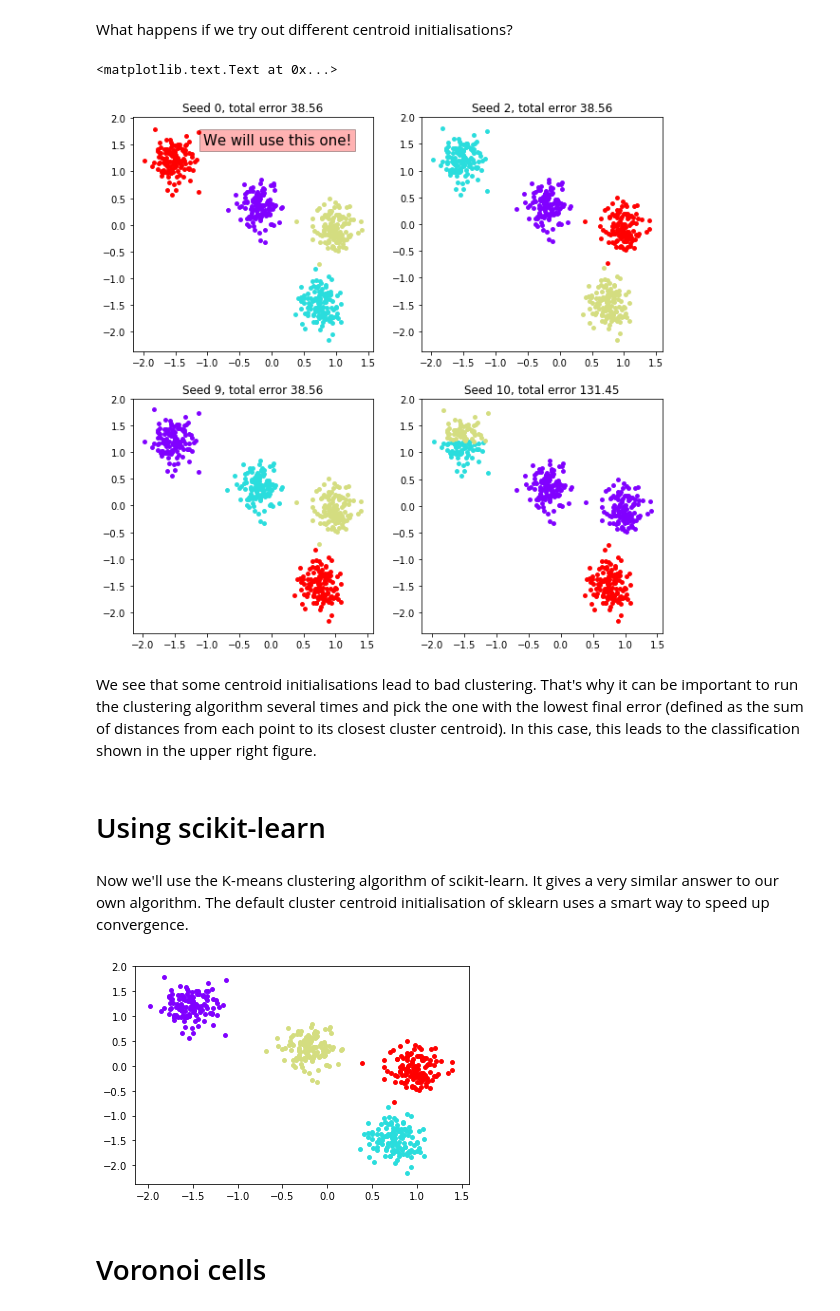
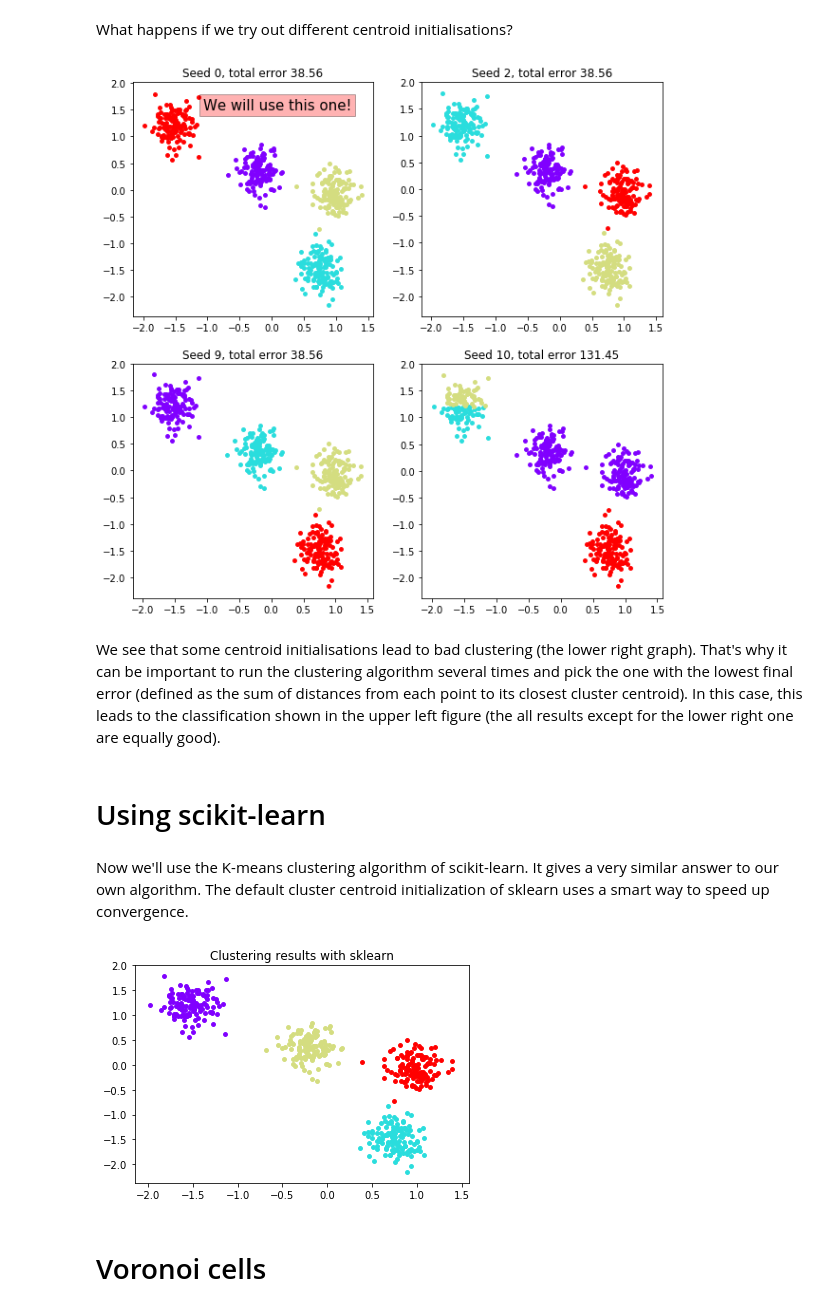
Before and after one commit to Hannemit/MachineLearning, a Jupyter notebook: Kmeans_GMM/Isotropic_clusters_Kmeans.ipynb, the cells around one changed output. Saved outputs shown, nothing was run; the diff lists cells and outputs as text; code cells hidden in the pictures.

```diff
--- a/Kmeans_GMM/Isotropic_clusters_Kmeans.ipynb
+++ b/Kmeans_GMM/Isotropic_clusters_Kmeans.ipynb
@@ -40,20 +40,22 @@ clus = clus_init
 # %% [markdown]
 ### Perform the K-means clustering algorithm
 # %%
-#The K-means algorithm
-while (not np.isclose(err, err_prev, rtol = 1e-10)):
-    #set error
-    err_prev = err
+# The K-means algorithm
+while not np.isclose(error, prev_error, rtol = 1e-10):
 
-    #expectation step
-    idx, err = Expectation(X, clus)
+    # update error
+    prev_error = error
 
-    #maximisation step
-    clus = FindCenters(X, idx, K)
+    # expectation step
+    idx_closest_cluster, error = utils.get_expectation(data, cluster_positions)
+
+    # maximisation step
+    cluster_positions = utils.find_centers(data, idx_closest_cluster, num_clusters)
 # %% [markdown]
 ### Plot the data
 # %%
-#show final cluster assignments
-for j in range(K):
-    plt.scatter(X[j == idx,0], X[j == idx,1], color = colors[j], s = 15)
+# show final cluster assignments
+for j in range(num_clusters):
+    plt.scatter(data[j == idx_closest_cluster, 0], data[j == idx_closest_cluster, 1], color=colors[j], s=15)
+_ = plt.title('Clustering results with our own expectation-maximization algorithm', fontsize=13)
 # %% [output]
@@ -65,54 +67,55 @@ It looks like we did a pretty good job! Almost all data points are clustered cor
 # %% [markdown]
 What happens if we try out different centroid initialisations?
 # %%
-#initialise cluster centres and error values
+# initialise cluster centres and error values
 fig, axs = plt.subplots(2,2, figsize = (10, 10)); axs = axs.ravel()
 
 seeds = [0, 2, 9, 10]
-Store_err = np.zeros(len(seeds))
+errors = np.zeros(len(seeds))
 
 for i, seed in enumerate(seeds):
-    #initialise
+    # initialise
     np.random.seed(seed)
-    clus = InitialiseCentres(K, X)
-    [err, err_prev] = [0, 1]
+    cluster_position = utils.initialise_centres(num_clusters, data)
+    [error, prev_error] = [0, 1]
 
-    #The K-means algorithm
-    while (not np.isclose(err, err_prev, rtol = 1e-10)):
-        err_prev = err
-        idx, err = Expectation(X, clus)
-        clus = FindCenters(X, idx, K)
-    Store_err[i] = err
+    # the K-means algorithm
+    while not np.isclose(error, prev_error, rtol = 1e-10):
+        prev_error = error
+        idx_closest_cluster, error = utils.get_expectation(data, cluster_position)
+        cluster_position = utils.find_centers(data, idx_closest_cluster, num_clusters)
+    errors[i] = error
 
-    #show final cluster assignments
-    for j in range(K):
-        axs[i].scatter(X[j == idx,0], X[j == idx,1], color = colors[j], s = 15)
-    axs[i].set_title('Seed %d, total error %.2f' % (seed, err))
+    # show final cluster assignments
+    for j in range(num_clusters):
+        axs[i].scatter(data[j == idx_closest_cluster, 0], data[j == idx_closest_cluster, 1],
+                       color=colors[j], s=15)
+    axs[i].set_title('Seed {}, total error {:.2f}'.format(seed, error))
 
-axs[np.argmin(Store_err)].text(0.6,0.9, 'We will use this one!',
+_ = axs[np.argmin(errors)].text(0.6,0.9, 'We will use this one!',
                                horizontalalignment = 'center',
                                verticalalignment = 'center',
-                               transform=axs[np.argmin(Store_err)].transAxes,
+                               transform=axs[np.argmin(errors)].transAxes,
                                fontsize = 15, bbox=dict(facecolor='red', alpha=0.3))
 # %% [output]
-<matplotlib.text.Text at 0x...>
 [figure]
 # %% [markdown]
-We see that some centroid initialisations lead to bad clustering. That's why it can be important to run the clustering algorithm several times and pick the one with the lowest final error (defined as the sum of distances from each point to its closest cluster centroid). In this case, this leads to the classification shown in the upper right figure.
+We see that some centroid initialisations lead to bad clustering (the lower right graph). That's why it can be important to run the clustering algorithm several times and pick the one with the lowest final error (defined as the sum of distances from each point to its closest cluster centroid). In this case, this leads to the classification shown in the upper left figure (the all results except for the lower right one are equally good).
 # %% [markdown]
 # Using scikit-learn
 # %% [markdown]
-Now we'll use the K-means clustering algorithm of scikit-learn. It gives a very similar answer to our own algorithm. The default cluster centroid initialisation of sklearn uses a smart way to speed up convergence.
+Now we'll use the K-means clustering algorithm of scikit-learn. It gives a very similar answer to our own algorithm. The default cluster centroid initialization of sklearn uses a smart way to speed up convergence.
 # %%
-kmeans = KMeans(n_clusters = K)
+kmeans = KMeans(n_clusters=num_clusters)
 # %%
-kmeans.fit(X)
-labels = kmeans.fit_predict(X)
+kmeans.fit(data)
+labels = kmeans.fit_predict(data)
 # %%
-for j in range(K):
-    plt.scatter(X[labels ==j,0], X[labels ==j,1], color = colors[j], s = 15)
+for j in range(num_clusters):
+    plt.scatter(data[labels == j, 0], data[labels == j, 1], color=colors[j], s=15)
+_ = plt.title('Clustering results with sklearn')
 # %% [output]
-[figure, old version]
+[figure, new version]
 # %% [markdown]
 # Voronoi cells
 # %% [markdown]
```
Also changed, not shown: parts of 8 cells of this notebook, 2 other files.
